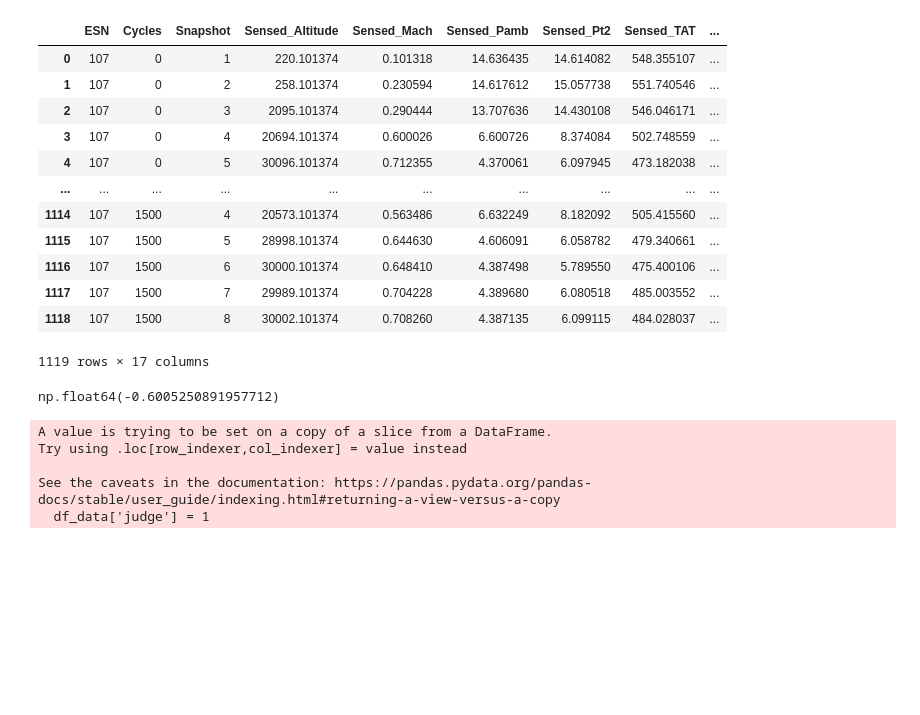
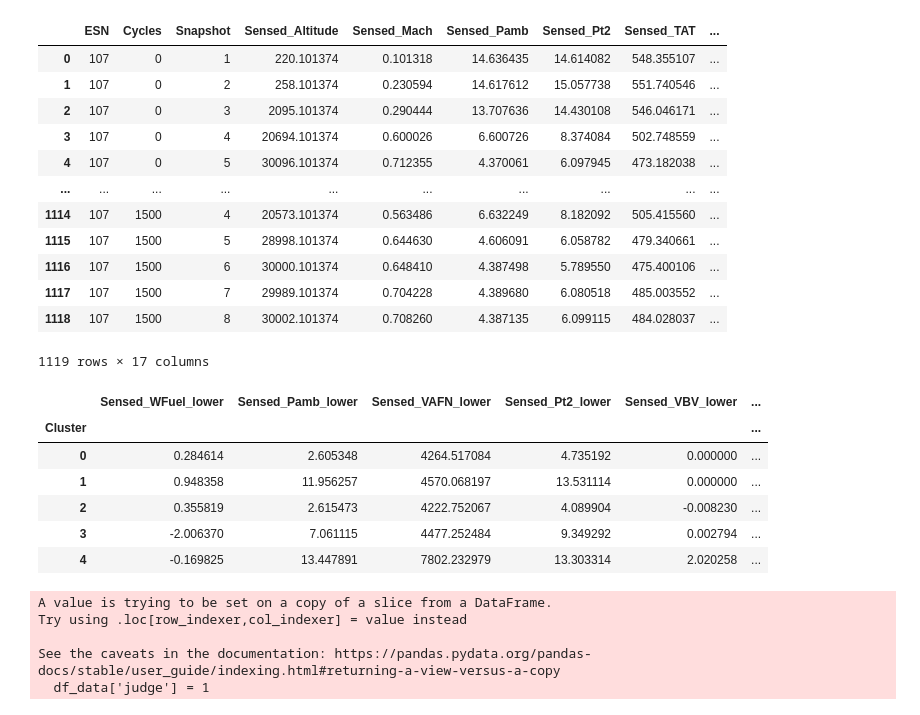
Before and after one commit to hpdice/AI_Industry, a Jupyter notebook: Project/4_[팀프로젝트_DL_KMeans].ipynb, the cells around one changed output. Drawn from its saved outputs; the diff is of its cells as text; code cells hidden in the pictures; blank space fills up the shorter version.

```diff
--- a/Project/4_[팀프로젝트_DL_KMeans].ipynb
+++ b/Project/4_[팀프로젝트_DL_KMeans].ipynb
@@ -332,8 +332,8 @@ plt.figure(figsize=(20, 20))
 - 새로 들어온 데이터의 위치 좌표와, 각 클러스터의 중심점까지의 거리를 모두 구하고, 가장 짧은 거리의 클러스터 군집에 새로운 데이터를 포함
 - 그 후, 그 군집의 IQR 지표를 이용해 정상/비정상 데이터 판단
 # %%
-centroid_feature_names = centroid_df.columns.unique()
-centroid_feature_names
+feature_names = centroid_df.columns.unique()
+feature_names
 # %% [output]
 Index(['Sensed_WFuel', 'Sensed_Pamb', 'Sensed_VAFN', 'Sensed_Pt2',
        'Sensed_VBV', 'Sensed_Fan_Speed', 'Sensed_TAT', 'Sensed_Core_Speed',
@@ -357,20 +357,23 @@ data_val
 1119 rows × 17 columns
 # %%
 # 각 군집의 중심점 기준으로 IQR 범위 구하기
-centroid_df
-centroid_IQR = {}
-# centroid_df.describe()
-for i in range(len(centroid_df)):
-    for feature_name in features_names:
-        Q1 = centroid_df[feature_name].quantile(0.25)
-        Q3 = centroid_df[feature_name].quantile(0.75)
-        IQR = Q3 - Q1
-        centroid_IQR[feature_name] = [Q1 - (1.5*IQR), Q3 + (1.5*IQR)]
+Q1 = X.groupby('Cluster')[feature_names].quantile(0.25)
+Q3 = X.groupby('Cluster')[feature_names].quantile(0.75)
+IQR = Q3 - Q1
 
-centroid_IQR_df = pd.DataFrame(centroid_IQR)
-centroid_IQR_df.loc[0,'Sensed_WFuel']
+Lower = Q1-1.5*IQR
+Upper = Q3+1.5*IQR
+
+cluster_IQR_df = Lower.add_suffix('_lower').join((Upper).add_suffix('_upper'))
+cluster_IQR_df
 # %% [output]
-np.float64(-0.6005250891957712)
+|  | Sensed_WFuel_lower | Sensed_Pamb_lower | Sensed_VAFN_lower | Sensed_Pt2_lower | Sensed_VBV_lower | ... |
+| Cluster |  |  |  |  |  | ... |
+| 0 | 0.284614 | 2.605348 | 4264.517084 | 4.735192 | 0.000000 | ... |
+| 1 | 0.948358 | 11.956257 | 4570.068197 | 13.531114 | 0.000000 | ... |
+| 2 | 0.355819 | 2.615473 | 4222.752067 | 4.089904 | -0.008230 | ... |
+| 3 | -2.006370 | 7.061115 | 4477.252484 | 9.349292 | 0.002794 | ... |
+| 4 | -0.169825 | 13.447891 | 7802.232979 | 13.303314 | 2.020258 | ... |
 # %%
 # validation 데이터셋을 순회하며 각 컬럼의 IQR 값을 비교하여 정상/비정상 상태 판단
 # 1: 정상 / 0: 비정상
```
Also changed, not shown: parts of 3 cells of this notebook.
